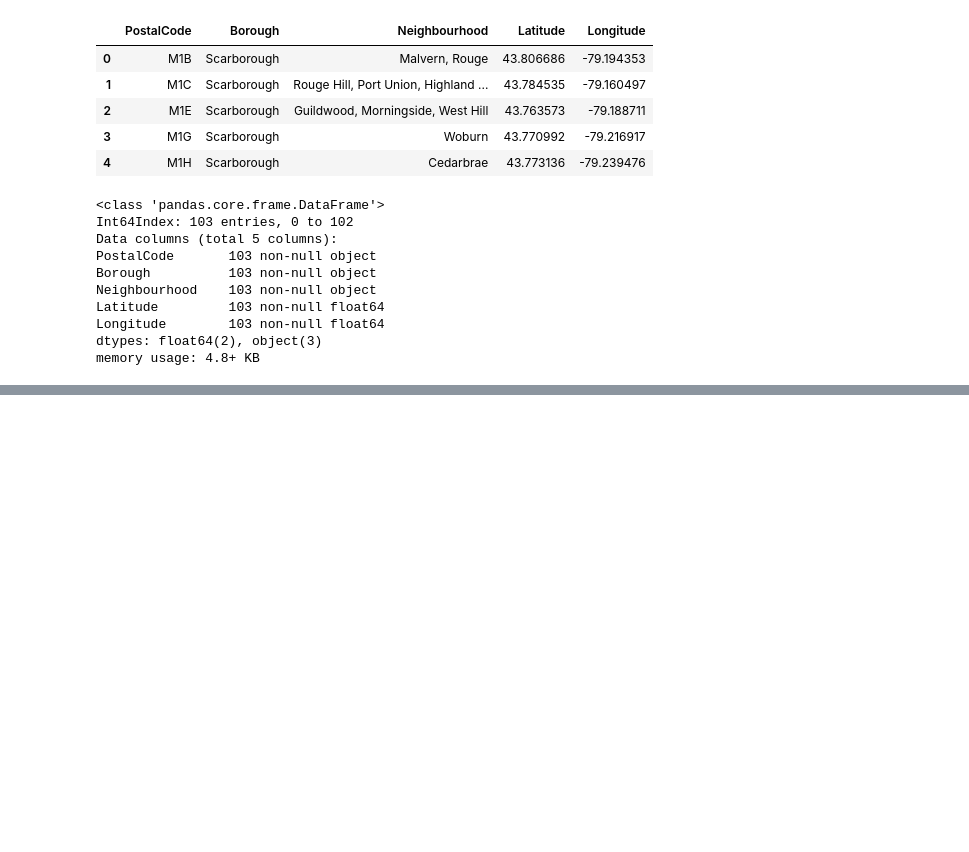
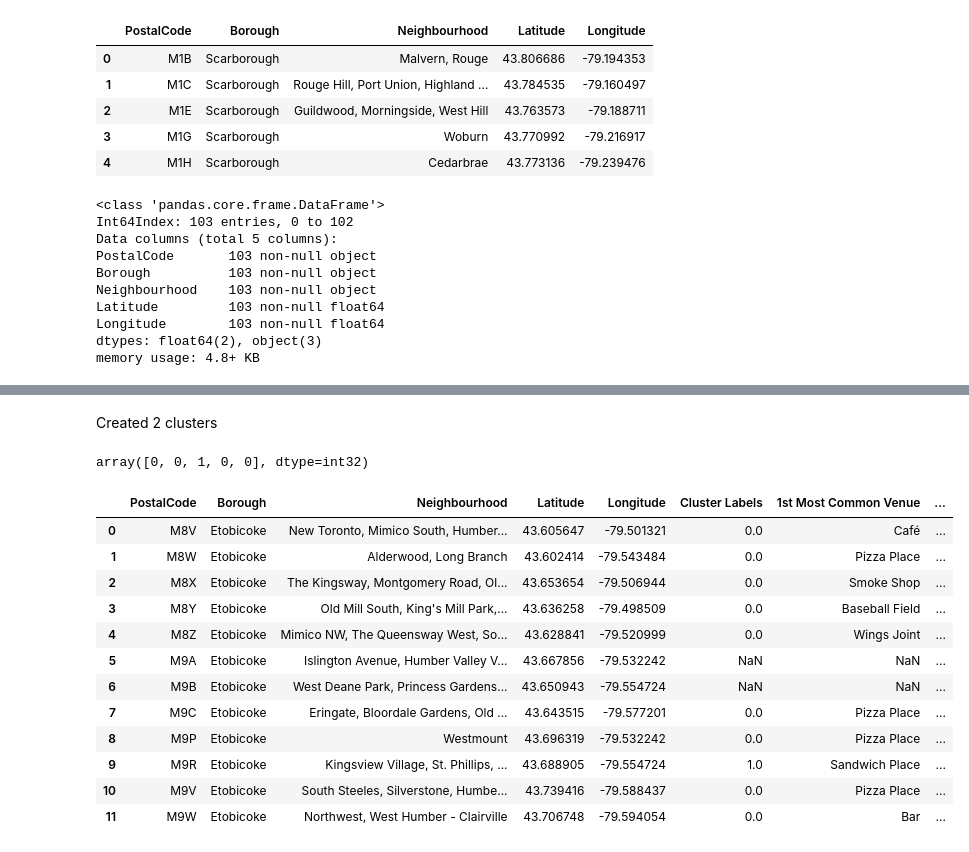
Before and after one commit to raagasrini/Coursera_Capstone, a Jupyter notebook: Capstone Project.ipynb, the cells around one changed output, grey strips where cells are left out. Cells and saved outputs as stored; diff of their text form; code cells hidden in the pictures; blank space fills up the shorter version.

```diff
--- a/Capstone Project.ipynb
+++ b/Capstone Project.ipynb
@@ -95,0 +497,20 @@ memory usage: 4.8+ KB
+# %%
+def return_most_common_venues(row, num_top_venues):
+    row_categories = row.iloc[1:]
+    row_categories_sorted = row_categories.sort_values(ascending=False)
+
+    return row_categories_sorted.index.values[0:num_top_venues]
+# %%
+num_top_venues = 17
+
+indicators = ['st', 'nd', 'rd']
+columns = ['Neighbourhood']
+for ind in np.arange(num_top_venues):
+    try:
+        columns.append('{}{} Most Common Venue'.format(ind+1, indicators[ind]))
+    except:
+        columns.append('{}th Most Common Venue'.format(ind+1))
+
+Etob_neighbourhoods_venues_sorted = pd.DataFrame(columns=columns)
+
+Etob_neighbourhoods_venues_sorted
@@ -95,0 +519,4 @@ memory usage: 4.8+ KB
+# %%
+Etob_neighbourhoods_venues_sorted['Neighbourhood'] = Etob_grouped['Neighbourhood']
+
+Etob_neighbourhoods_venues_sorted.head(2)
@@ -95,0 +527,5 @@ memory usage: 4.8+ KB
+# %%
+for ind in np.arange(Etob_grouped.shape[0]):
+    Etob_neighbourhoods_venues_sorted.iloc[ind, 1:] = return_most_common_venues(Etob_grouped.iloc[ind, :], num_top_venues)
+
+Etob_neighbourhoods_venues_sorted.head(2)
@@ -95,0 +536,28 @@ memory usage: 4.8+ KB
+# %% [markdown]
+Created 2 clusters
+# %%
+kclusters = 2
+
+Etob_grouped_clustering = Etob_grouped.drop('Neighbourhood', 1)
+Etob_kmeans = KMeans(n_clusters=kclusters, random_state=0).fit(Etob_grouped_clustering)
+Etob_kmeans.labels_[0:5]
+# %% [output]
+array([0, 0, 1, 0, 0], dtype=int32)
+# %%
+Etob_merged = Etob_data
+Etob_merged = Etob_merged.join(Etob_neighbourhoods_venues_sorted.set_index('Neighbourhood'), on='Neighbourhood')
+Etob_merged
+# %% [output]
+|  | PostalCode | Borough | Neighbourhood | Latitude | Longitude | Cluster Labels | 1st Most Common Venue | ... |
+| 0 | M8V | Etobicoke | New Toronto, Mimico South, Humber... | 43.605647 | -79.501321 | 0.0 | Café | ... |
+| 1 | M8W | Etobicoke | Alderwood, Long Branch | 43.602414 | -79.543484 | 0.0 | Pizza Place | ... |
+| 2 | M8X | Etobicoke | The Kingsway, Montgomery Road, Ol... | 43.653654 | -79.506944 | 0.0 | Smoke Shop | ... |
+| 3 | M8Y | Etobicoke | Old Mill South, King's Mill Park,... | 43.636258 | -79.498509 | 0.0 | Baseball Field | ... |
+| 4 | M8Z | Etobicoke | Mimico NW, The Queensway West, So... | 43.628841 | -79.520999 | 0.0 | Wings Joint | ... |
+| 5 | M9A | Etobicoke | Islington Avenue, Humber Valley V... | 43.667856 | -79.532242 | NaN | NaN | ... |
+| 6 | M9B | Etobicoke | West Deane Park, Princess Gardens... | 43.650943 | -79.554724 | NaN | NaN | ... |
+| 7 | M9C | Etobicoke | Eringate, Bloordale Gardens, Old ... | 43.643515 | -79.577201 | 0.0 | Pizza Place | ... |
+| 8 | M9P | Etobicoke | Westmount | 43.696319 | -79.532242 | 0.0 | Pizza Place | ... |
+| 9 | M9R | Etobicoke | Kingsview Village, St. Phillips, ... | 43.688905 | -79.554724 | 1.0 | Sandwich Place | ... |
+| 10 | M9V | Etobicoke | South Steeles, Silverstone, Humbe... | 43.739416 | -79.588437 | 0.0 | Pizza Place | ... |
+| 11 | M9W | Etobicoke | Northwest, West Humber - Clairville | 43.706748 | -79.594054 | 0.0 | Bar | ... |
```
Also changed, not shown: parts of 46 cells of this notebook.
